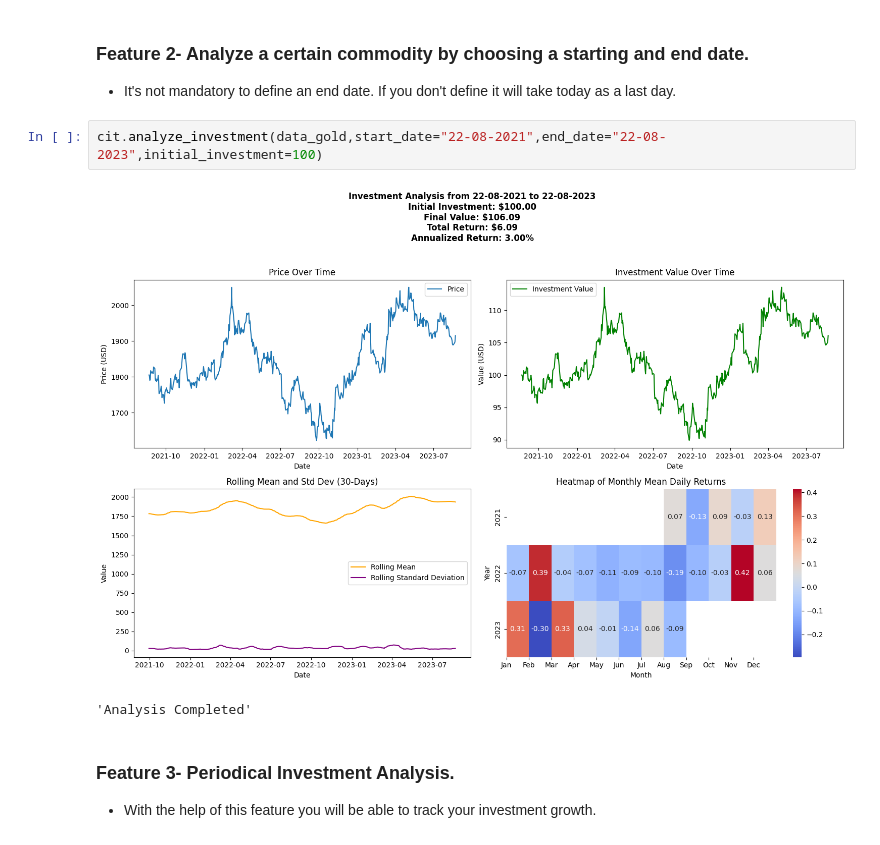
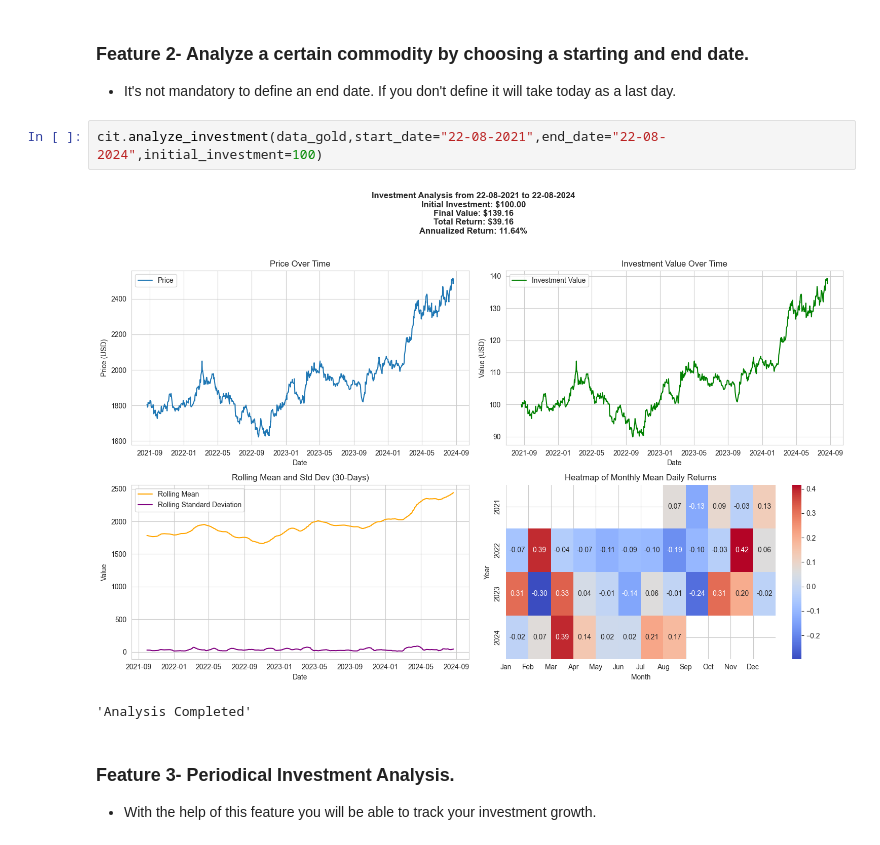
Before and after one commit to Emirtatlici/CommodityInvestmentTracker-CIT, a Jupyter notebook: use_CIT.ipynb, the cells around one changed output. Drawn from its saved outputs; the diff is of its cells as text.

```diff
--- a/use_CIT.ipynb
+++ b/use_CIT.ipynb
@@ -29,9 +78,9 @@ Silver return: 24.38%
 ### Feature 2- Analyze a certain commodity by choosing a starting and end date.
 * It's not mandatory to define an end date. If you don't define it will take today as a last day.
 # %%
-cit.analyze_investment(data_gold,start_date="22-08-2021",end_date="22-08-2023",initial_investment=100)
+cit.analyze_investment(data_gold,start_date="22-08-2021",end_date="22-08-2024",initial_investment=100)
 # %% [output]
-[figure, old version]
+[figure, new version]
 'Analysis Completed'
 # %% [markdown]
 ### Feature 3- Periodical Investment Analysis.
```
Also changed, not shown: parts of 12 cells of this notebook, 5 other files.
